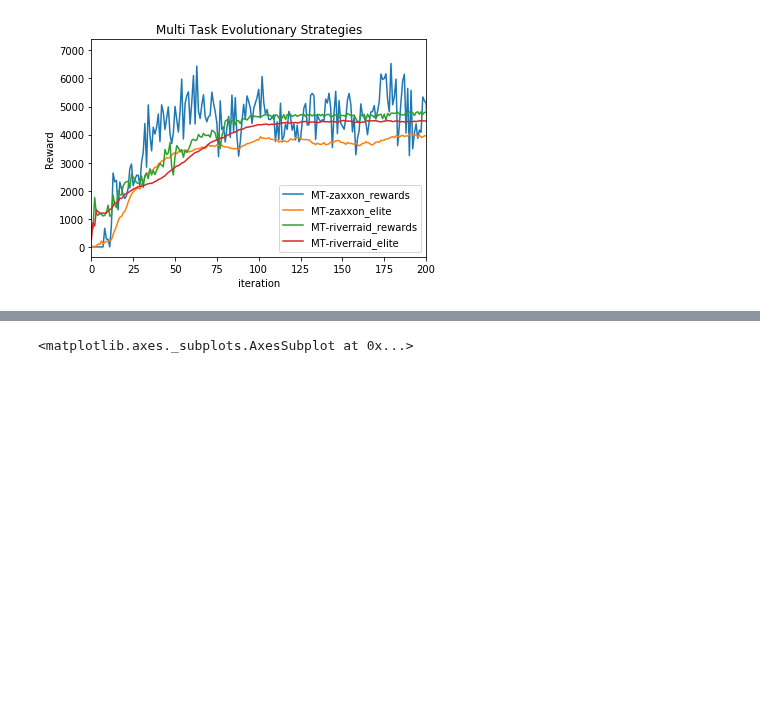
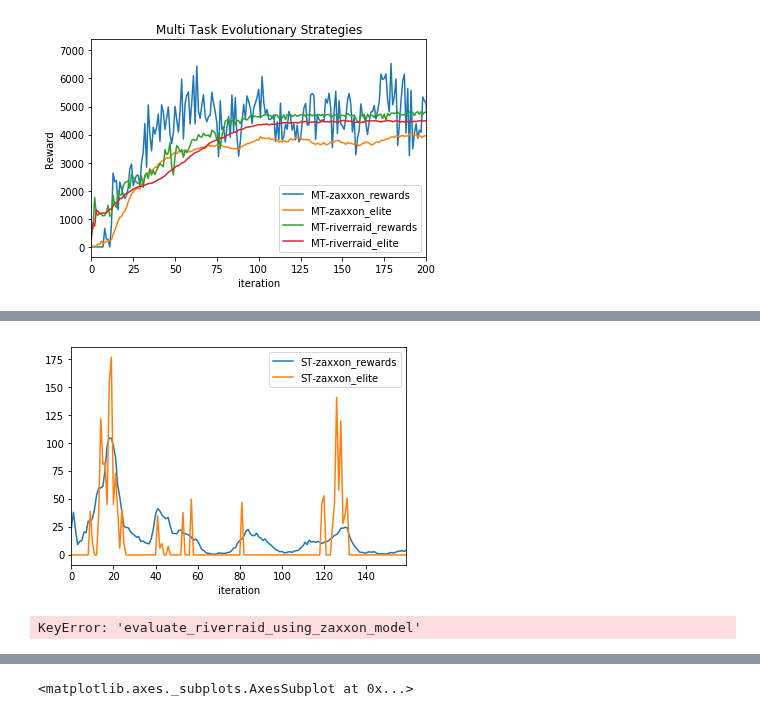
Before and after one commit to deyandyankov/research.mtne, a Jupyter notebook: gpu_implementation/analysis/all_plots.ipynb, the cells around one changed output, grey strips where cells are left out. Cells and saved outputs as stored; diff of their text form; code cells hidden in the pictures; blank space fills up the shorter version.

```diff
--- a/gpu_implementation/analysis/all_plots.ipynb
+++ b/gpu_implementation/analysis/all_plots.ipynb
@@ -117,0 +98,9 @@ def compute_dkl(cfg, game_idx, iteration, bin_size, epsilon):
+# %%
+# 3) Same as 2, but STES [riverraid evaluated on zaxxon]
+p = experiments['ST-zaxxon-riverraid']['rewards'].plot()
+# %% [output]
+[figure, added]
+# %%
+utils.get_hypervolume_data(experiments['evaluate_riverraid_using_zaxxon_model'])
+# %% [output]
+KeyError: 'evaluate_riverraid_using_zaxxon_model'
```
Also changed, not shown: parts of 9 cells of this notebook, 3 other files.
